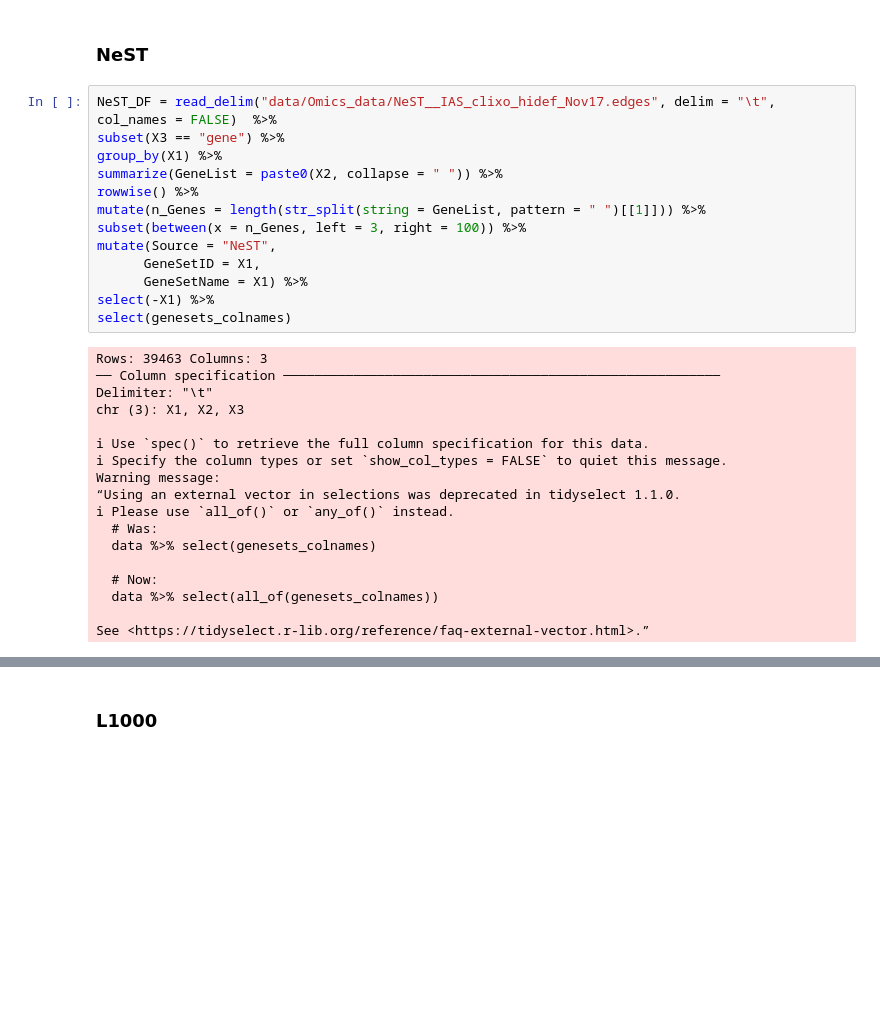
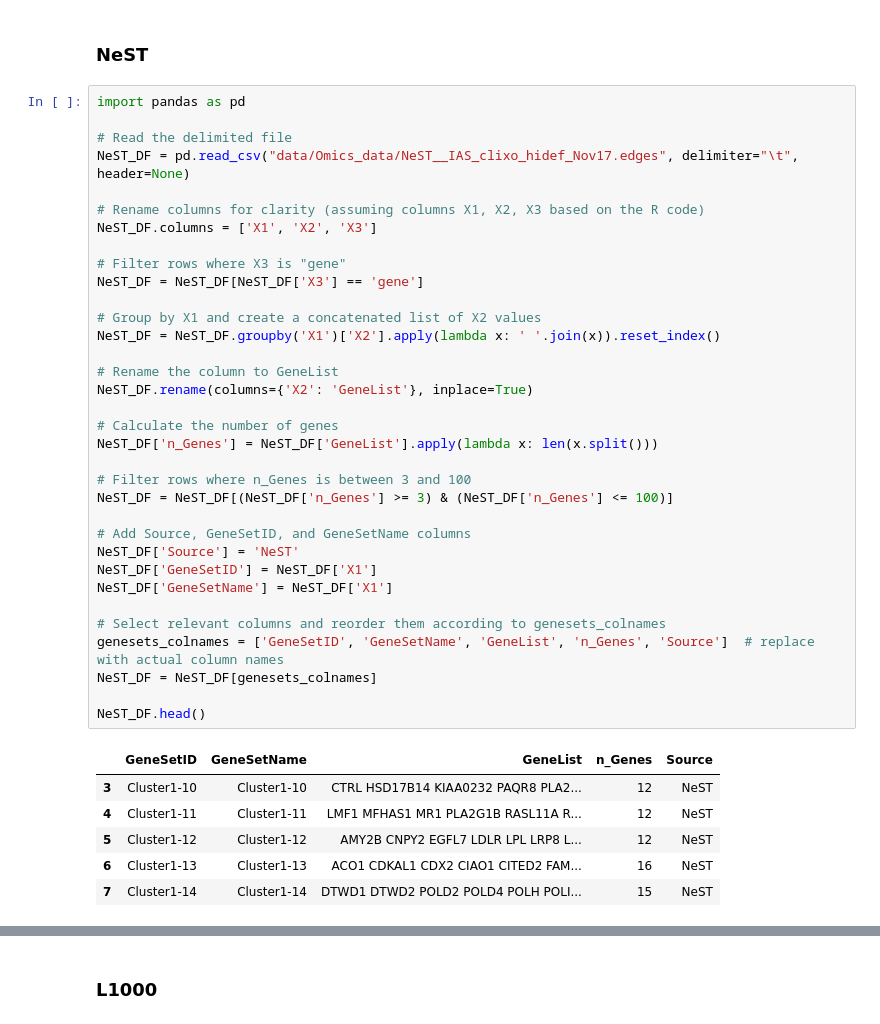
Before and after one commit to idekerlab/llm_evaluation_for_gene_set_interpretation, a Jupyter notebook: 0.[Omics_revamped]_ProcessOmicsData.ipynb, the cells around one changed output, grey strips where cells are left out. Drawn from its saved outputs; the diff is of its cells as text; blank space fills up the shorter version.

```diff
--- a/0.[Omics_revamped]_ProcessOmicsData.ipynb
+++ b/0.[Omics_revamped]_ProcessOmicsData.ipynb
@@ -30,33 +43,43 @@ genesets_empty_DF = genesets_DF
 # %% [markdown]
 ### NeST
 # %%
-NeST_DF = read_delim("data/Omics_data/NeST__IAS_clixo_hidef_Nov17.edges", delim = "\t", col_names = FALSE)  %>%
-subset(X3 == "gene") %>%
-group_by(X1) %>%
-summarize(GeneList = paste0(X2, collapse = " ")) %>%
-rowwise() %>%
-mutate(n_Genes = length(str_split(string = GeneList, pattern = " ")[[1]])) %>%
-subset(between(x = n_Genes, left = 3, right = 100)) %>%
-mutate(Source = "NeST",
-      GeneSetID = X1,
-      GeneSetName = X1) %>%
-select(-X1) %>%
-select(genesets_colnames)
+import pandas as pd
+
+# Read the delimited file
+NeST_DF = pd.read_csv("data/Omics_data/NeST__IAS_clixo_hidef_Nov17.edges", delimiter="\t", header=None)
+
+# Rename columns for clarity (assuming columns X1, X2, X3 based on the R code)
+NeST_DF.columns = ['X1', 'X2', 'X3']
+
+# Filter rows where X3 is "gene"
+NeST_DF = NeST_DF[NeST_DF['X3'] == 'gene']
+
+# Group by X1 and create a concatenated list of X2 values
+NeST_DF = NeST_DF.groupby('X1')['X2'].apply(lambda x: ' '.join(x)).reset_index()
+
+# Rename the column to GeneList
+NeST_DF.rename(columns={'X2': 'GeneList'}, inplace=True)
+
+# Calculate the number of genes
+NeST_DF['n_Genes'] = NeST_DF['GeneList'].apply(lambda x: len(x.split()))
+
+# Filter rows where n_Genes is between 3 and 100
+NeST_DF = NeST_DF[(NeST_DF['n_Genes'] >= 3) & (NeST_DF['n_Genes'] <= 100)]
+
+# Add Source, GeneSetID, and GeneSetName columns
+NeST_DF['Source'] = 'NeST'
+NeST_DF['GeneSetID'] = NeST_DF['X1']
+NeST_DF['GeneSetName'] = NeST_DF['X1']
+
+# Select relevant columns and reorder them according to genesets_colnames
+genesets_colnames = ['GeneSetID', 'GeneSetName', 'GeneList', 'n_Genes', 'Source']  # replace with actual column names
+NeST_DF = NeST_DF[genesets_colnames]
+
+NeST_DF.head()
 # %% [output]
-Rows: 39463 Columns: 3
-── Column specification ────────────────────────────────────────────────────────
-Delimiter: "\t"
-chr (3): X1, X2, X3
-
-ℹ Use `spec()` to retrieve the full column specification for this data.
-ℹ Specify the column types or set `show_col_types = FALSE` to quiet this message.
-Warning message:
-“Using an external vector in selections was deprecated in tidyselect 1.1.0.
-ℹ Please use `all_of()` or `any_of()` instead.
-  # Was:
-  data %>% select(genesets_colnames)
-
-  # Now:
-  data %>% select(all_of(genesets_colnames))
-
-See <https://tidyselect.r-lib.org/reference/faq-external-vector.html>.”
+|  | GeneSetID | GeneSetName | GeneList | n_Genes | Source |
+| 3 | Cluster1-10 | Cluster1-10 | CTRL HSD17B14 KIAA0232 PAQR8 PLA2... | 12 | NeST |
+| 4 | Cluster1-11 | Cluster1-11 | LMF1 MFHAS1 MR1 PLA2G1B RASL11A R... | 12 | NeST |
+| 5 | Cluster1-12 | Cluster1-12 | AMY2B CNPY2 EGFL7 LDLR LPL LRP8 L... | 12 | NeST |
+| 6 | Cluster1-13 | Cluster1-13 | ACO1 CDKAL1 CDX2 CIAO1 CITED2 FAM... | 16 | NeST |
+| 7 | Cluster1-14 | Cluster1-14 | DTWD1 DTWD2 POLD2 POLD4 POLH POLI... | 15 | NeST |
```
Also changed, not shown: parts of 26 cells of this notebook, 3 other files.
